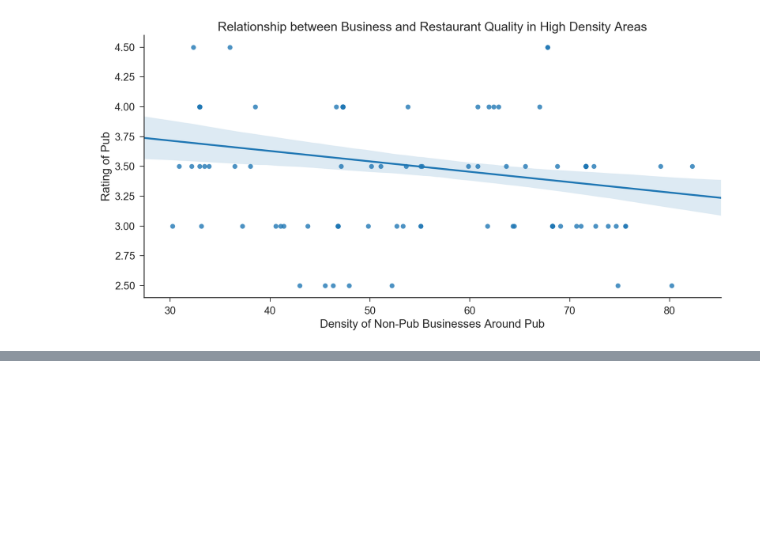
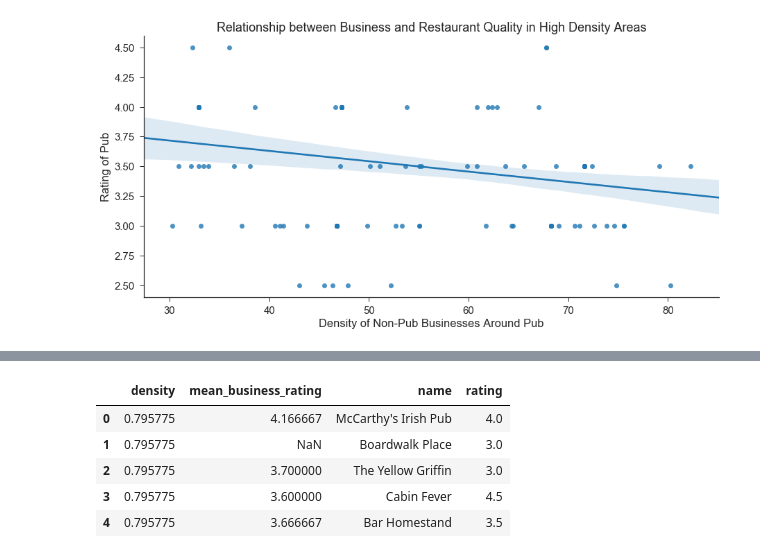
Before and after one commit to shrutirao94/Restaurant-Quality-and-Co-location-in-Toronto, a Jupyter notebook: Yelp_analysis_5.ipynb, the cells around one changed output, grey strips where cells are left out. Drawn from its saved outputs; the diff is of its cells as text; code cells hidden in the pictures; blank space fills up the shorter version.

```diff
--- a/Yelp_analysis_5.ipynb
+++ b/Yelp_analysis_5.ipynb
@@ -111,0 +304,9 @@ plt.ylabel('Rating of Pub')
+# %%
+final_pubs.head()
+# %% [output]
+|  | density | mean_business_rating | name | rating |
+| 0 | 0.795775 | 4.166667 | McCarthy's Irish Pub | 4.0 |
+| 1 | 0.795775 | NaN | Boardwalk Place | 3.0 |
+| 2 | 0.795775 | 3.700000 | The Yellow Griffin | 3.0 |
+| 3 | 0.795775 | 3.600000 | Cabin Fever | 4.5 |
+| 4 | 0.795775 | 3.666667 | Bar Homestand | 3.5 |
```
Also changed, not shown: parts of 7 cells of this notebook.
